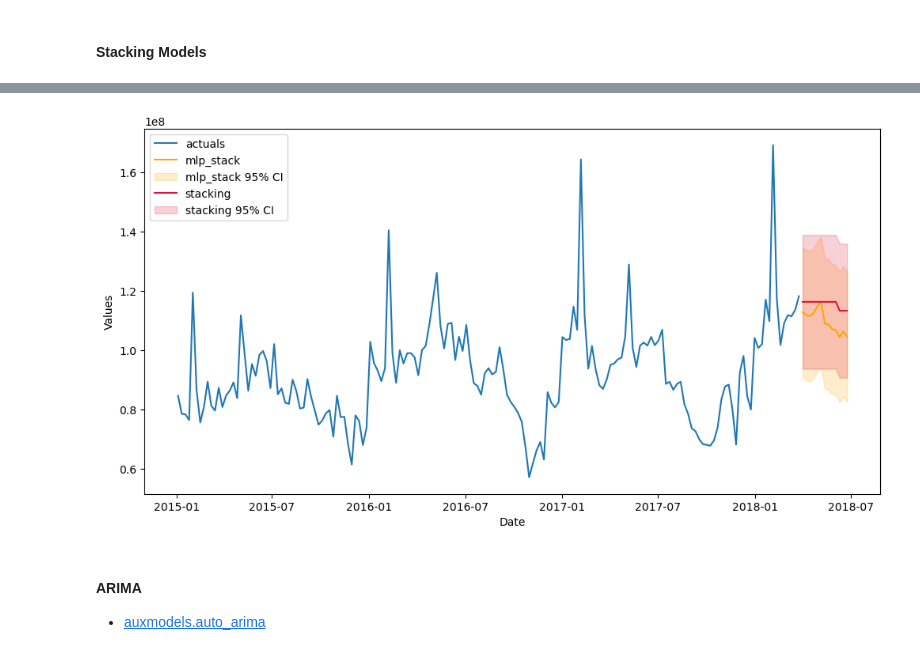
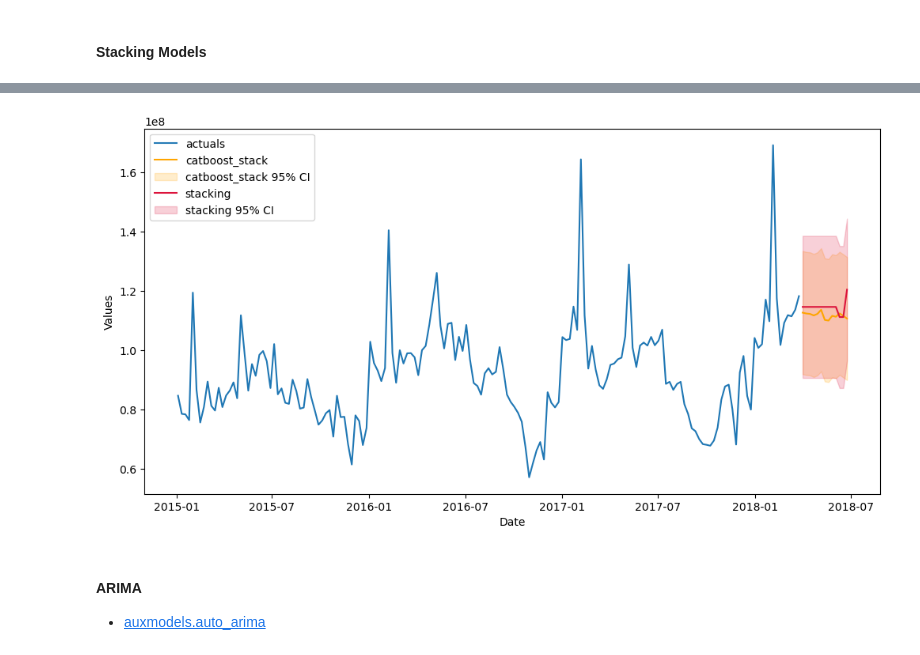
Before and after one commit to mikekeith52/scalecast-examples, a Jupyter notebook: misc/introduction/Introduction2.ipynb, the cells around one changed output, grey strips where cells are left out. Cells and saved outputs as stored; diff of their text form; code cells hidden in the pictures.

```diff
--- a/misc/introduction/Introduction2.ipynb
+++ b/misc/introduction/Introduction2.ipynb
@@ -239,0 +241,4 @@ mlp_stack(f,model_nicknames=['elasticnet','lightgbm','xgboost','knn'],dynamic_te
+# %%
+f.add_signals(['elasticnet','lightgbm','xgboost','knn'],train_only=True)
+f.set_estimator('catboost')
+f.manual_forecast(call_me = 'catboost_stack',verbose=False)
@@ -245,8 +253,8 @@ plt.show()
 # %%
-f.plot(models=['stacking','mlp_stack'],ci=True,order_by='TestSetRMSE')
+f.plot(models=['stacking','catboost_stack'],ci=True,order_by='TestSetRMSE')
 plt.show()
 # %% [output]
-[figure, old version]
+[figure, new version]
 # %% [markdown]
 #### ARIMA
 - [auxmodels.auto_arima](https://scalecast.readthedocs.io/en/latest/Forecaster/Auxmodels.html#module-src.scalecast.auxmodels.auto_arima)
```
Also changed, not shown: parts of 57 cells of this notebook, 28 other files.
